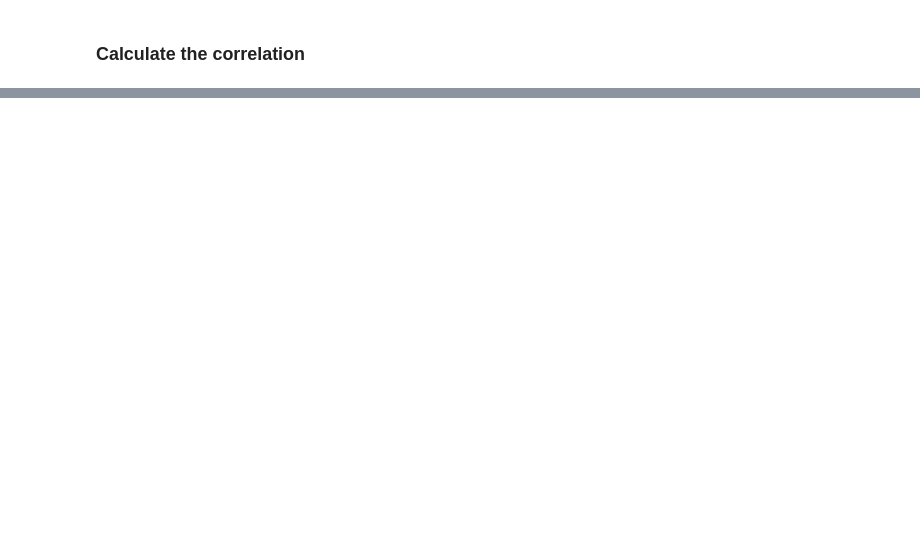
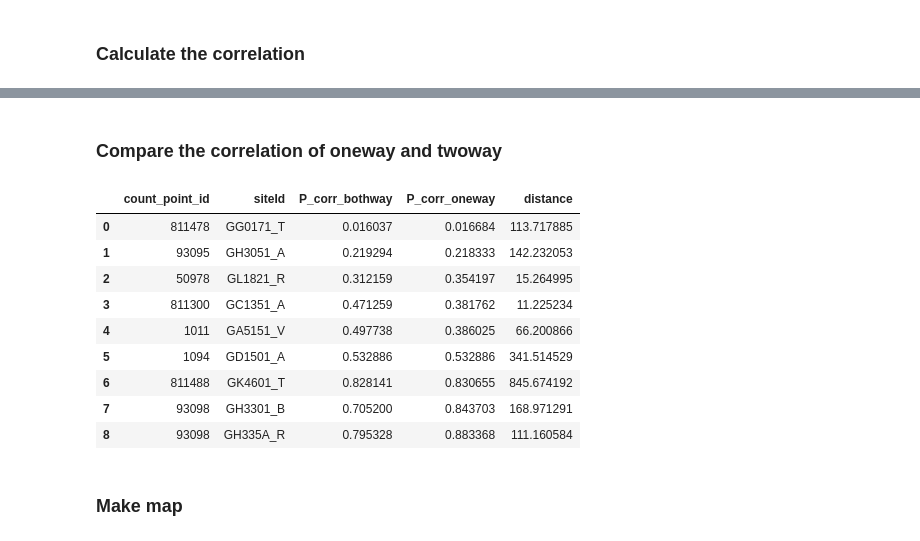
Before and after one commit to YueLi-0816/data_paper, a Jupyter notebook: Traffic_counts_read.ipynb, the cells around one changed output, grey strips where cells are left out. Drawn from its saved outputs; the diff is of its cells as text; code cells hidden in the pictures; blank space fills up the shorter version.

```diff
--- a/Traffic_counts_read.ipynb
+++ b/Traffic_counts_read.ipynb
@@ -553,0 +516,19 @@ manual_map
+# %% [markdown]
+### Compare the correlation of oneway and twoway
+# %%
+corr_both = pd.merge(corr_df_all_dis2[['count_point_id','siteId', 'P_corr']],corr_df_all_dis1[['siteId','P_corr','distance']],how='left',on=['siteId'])
+corr_both.rename(columns={'P_corr_x': 'P_corr_bothway', 'P_corr_y': 'P_corr_oneway'}, inplace=True)
+corr_both.sort_values(by=['P_corr_oneway']).reset_index(drop=True)
+# %% [output]
+|  | count_point_id | siteId | P_corr_bothway | P_corr_oneway | distance |
+| 0 | 811478 | GG0171_T | 0.016037 | 0.016684 | 113.717885 |
+| 1 | 93095 | GH3051_A | 0.219294 | 0.218333 | 142.232053 |
+| 2 | 50978 | GL1821_R | 0.312159 | 0.354197 | 15.264995 |
+| 3 | 811300 | GC1351_A | 0.471259 | 0.381762 | 11.225234 |
+| 4 | 1011 | GA5151_V | 0.497738 | 0.386025 | 66.200866 |
+| 5 | 1094 | GD1501_A | 0.532886 | 0.532886 | 341.514529 |
+| 6 | 811488 | GK4601_T | 0.828141 | 0.830655 | 845.674192 |
+| 7 | 93098 | GH3301_B | 0.705200 | 0.843703 | 168.971291 |
+| 8 | 93098 | GH335A_R | 0.795328 | 0.883368 | 111.160584 |
+# %% [markdown]
+### Make map
```
Also changed, not shown: parts of 10 cells of this notebook.
